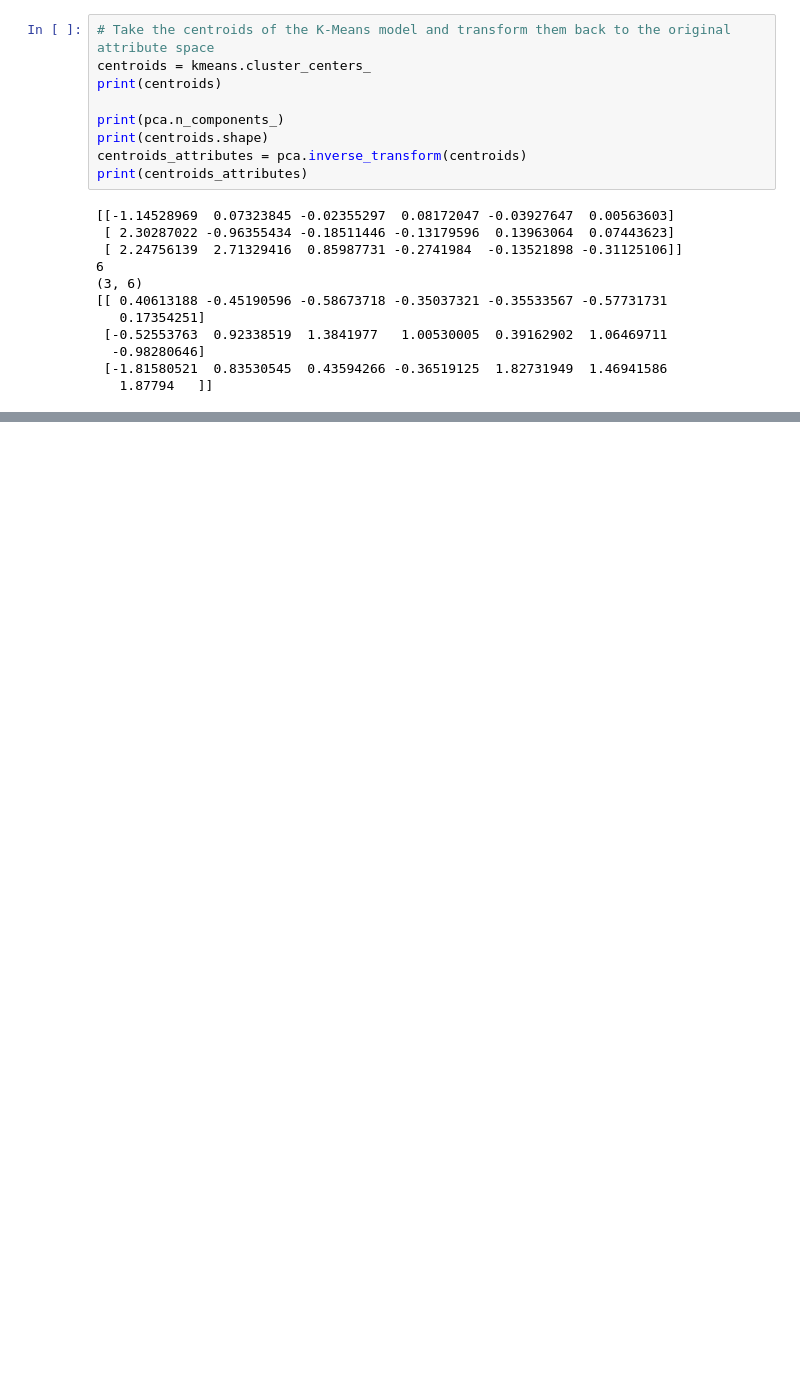
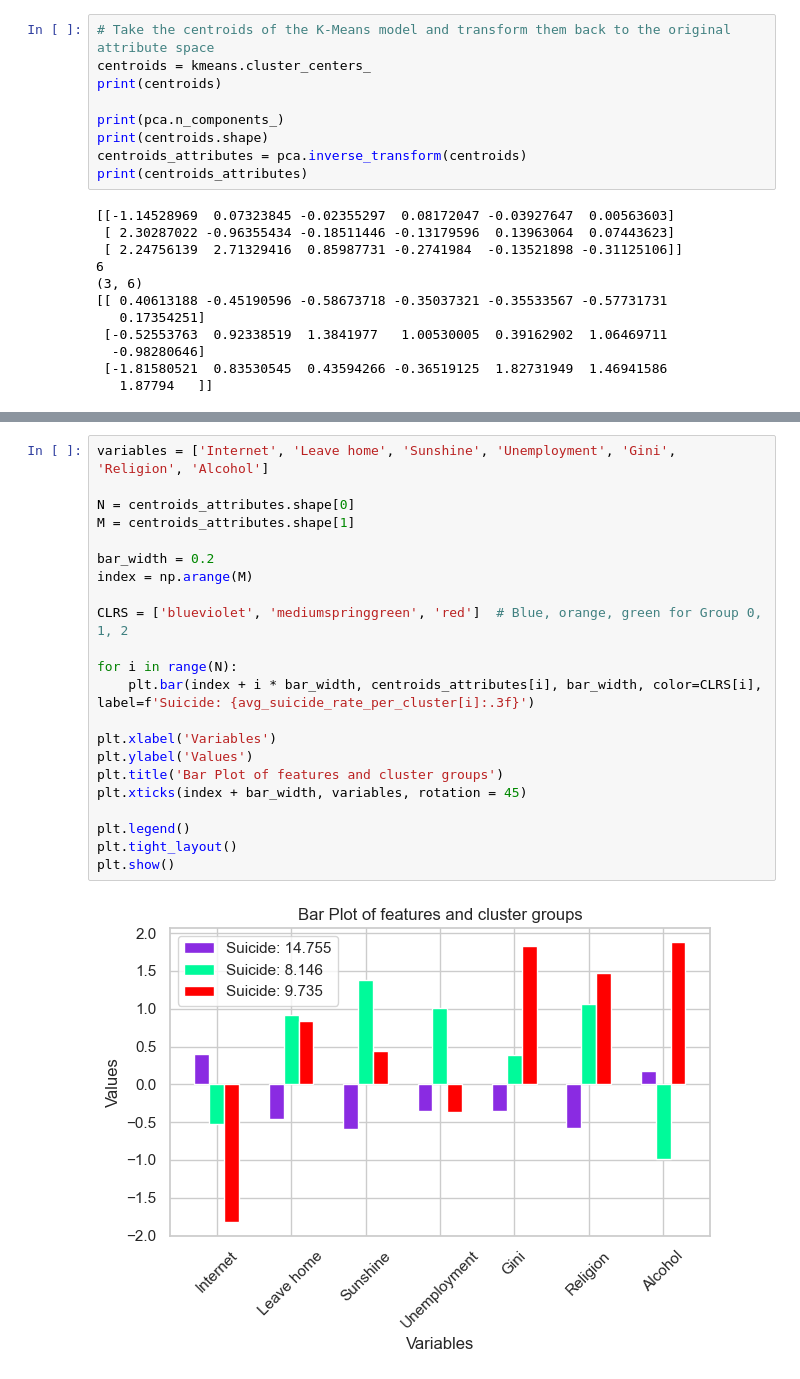
Before and after one commit to olofjardfelt/Project-Data-Mining-I, a Jupyter notebook: data_processing.ipynb, the cells around one changed output, grey strips where cells are left out. Cells and saved outputs as stored; diff of their text form; blank space fills up the shorter version.

```diff
--- a/data_processing.ipynb
+++ b/data_processing.ipynb
@@ -595,0 +625,24 @@ Name: 26, dtype: object]
+# %%
+variables = ['Internet', 'Leave home', 'Sunshine', 'Unemployment', 'Gini', 'Religion', 'Alcohol']
+
+N = centroids_attributes.shape[0]
+M = centroids_attributes.shape[1]
+
+bar_width = 0.2
+index = np.arange(M)
+
+CLRS = ['blueviolet', 'mediumspringgreen', 'red']  # Blue, orange, green for Group 0, 1, 2
+
+for i in range(N):
+    plt.bar(index + i * bar_width, centroids_attributes[i], bar_width, color=CLRS[i], label=f'Suicide: {avg_suicide_rate_per_cluster[i]:.3f}')
+
+plt.xlabel('Variables')
+plt.ylabel('Values')
+plt.title('Bar Plot of features and cluster groups')
+plt.xticks(index + bar_width, variables, rotation = 45)
+
+plt.legend()
+plt.tight_layout()
+plt.show()
+# %% [output]
+[figure, added]
```
Also changed, not shown: parts of 6 cells of this notebook, 1 other file.
